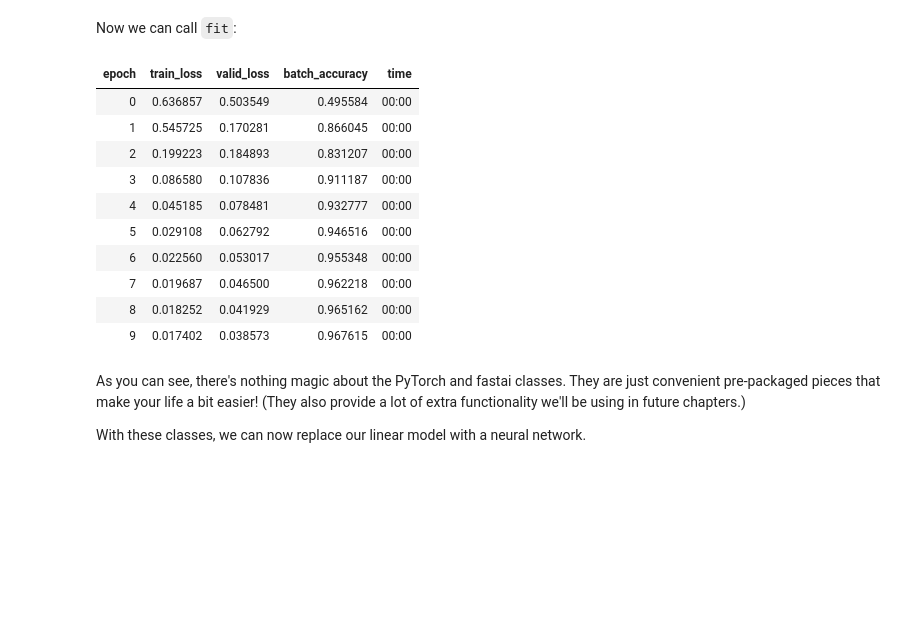
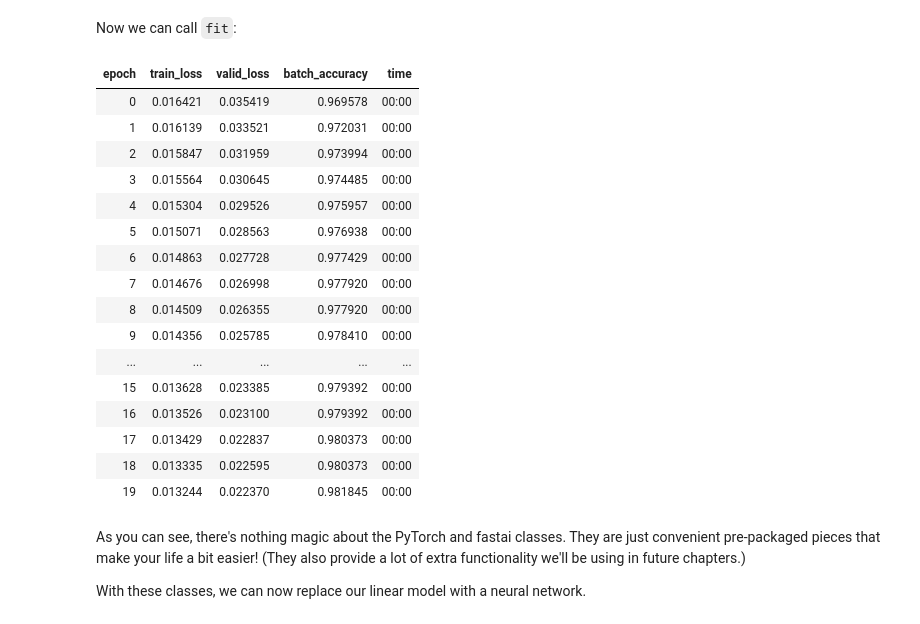
Before and after one commit to mnacakanov/fastaicourse, a Jupyter notebook: lesson4/04_mnist_basics.ipynb, the cells around one changed output. Saved outputs shown, nothing was run; the diff lists cells and outputs as text; code cells hidden in the pictures; blank space fills up the shorter version.

```diff
--- a/lesson4/04_mnist_basics.ipynb
+++ b/lesson4/04_mnist_basics.ipynb
@@ -692,6 +705,6 @@ tensor([-0.7658, -0.7506,  1.3525], requires_grad=True)
 # %% [markdown]
 Now we need to update the parameters based on the gradients we just calculated:
 # %%
-lr = 1e-5
+lr = 1e-1
 params.data -= lr * params.grad.data
 params.grad = None
@@ -726,5 +741,5 @@ def apply_step(params, prn=True):
 # %% [markdown]
 Now we iterate. By looping and performing many improvements, we hope to reach a good result:
 # %%
-for i in range(10): apply_step(params)
+for i in range(1000): apply_step(params)
 # %% [output]
@@ -1212,19 +1241,25 @@ learn = Learner(dls, nn.Linear(28*28,1), opt_func=SGD,
 # %% [markdown]
 Now we can call `fit`:
 # %%
-learn.fit(10, lr=lr)
+learn.fit(20, lr=lr)
 # %% [output]
 | epoch | train_loss | valid_loss | batch_accuracy | time |
-| 0 | 0.636857 | 0.503549 | 0.495584 | 00:00 |
-| 1 | 0.545725 | 0.170281 | 0.866045 | 00:00 |
-| 2 | 0.199223 | 0.184893 | 0.831207 | 00:00 |
-| 3 | 0.086580 | 0.107836 | 0.911187 | 00:00 |
-| 4 | 0.045185 | 0.078481 | 0.932777 | 00:00 |
-| 5 | 0.029108 | 0.062792 | 0.946516 | 00:00 |
-| 6 | 0.022560 | 0.053017 | 0.955348 | 00:00 |
-| 7 | 0.019687 | 0.046500 | 0.962218 | 00:00 |
-| 8 | 0.018252 | 0.041929 | 0.965162 | 00:00 |
-| 9 | 0.017402 | 0.038573 | 0.967615 | 00:00 |
+| 0 | 0.016421 | 0.035419 | 0.969578 | 00:00 |
+| 1 | 0.016139 | 0.033521 | 0.972031 | 00:00 |
+| 2 | 0.015847 | 0.031959 | 0.973994 | 00:00 |
+| 3 | 0.015564 | 0.030645 | 0.974485 | 00:00 |
+| 4 | 0.015304 | 0.029526 | 0.975957 | 00:00 |
+| 5 | 0.015071 | 0.028563 | 0.976938 | 00:00 |
+| 6 | 0.014863 | 0.027728 | 0.977429 | 00:00 |
+| 7 | 0.014676 | 0.026998 | 0.977920 | 00:00 |
+| 8 | 0.014509 | 0.026355 | 0.977920 | 00:00 |
+| 9 | 0.014356 | 0.025785 | 0.978410 | 00:00 |
+| ... | ... | ... | ... | ... |
+| 15 | 0.013628 | 0.023385 | 0.979392 | 00:00 |
+| 16 | 0.013526 | 0.023100 | 0.979392 | 00:00 |
+| 17 | 0.013429 | 0.022837 | 0.980373 | 00:00 |
+| 18 | 0.013335 | 0.022595 | 0.980373 | 00:00 |
+| 19 | 0.013244 | 0.022370 | 0.981845 | 00:00 |
 # %% [markdown]
 As you can see, there's nothing magic about the PyTorch and fastai classes. They are just convenient pre-packaged pieces that make your life a bit easier! (They also provide a lot of extra functionality we'll be using in future chapters.)
 
```
Also changed, not shown: parts of 43 cells of this notebook, 1 other file.
